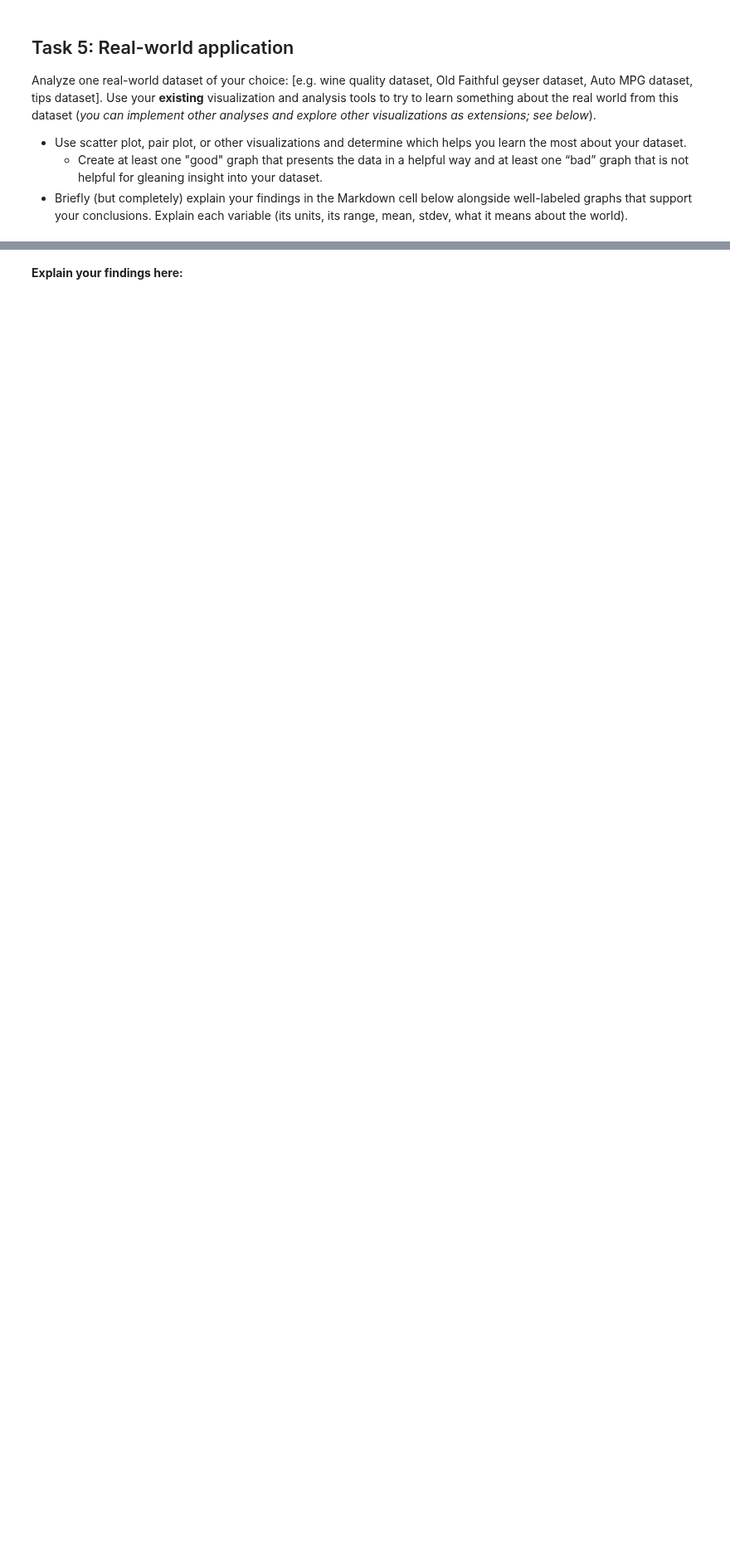
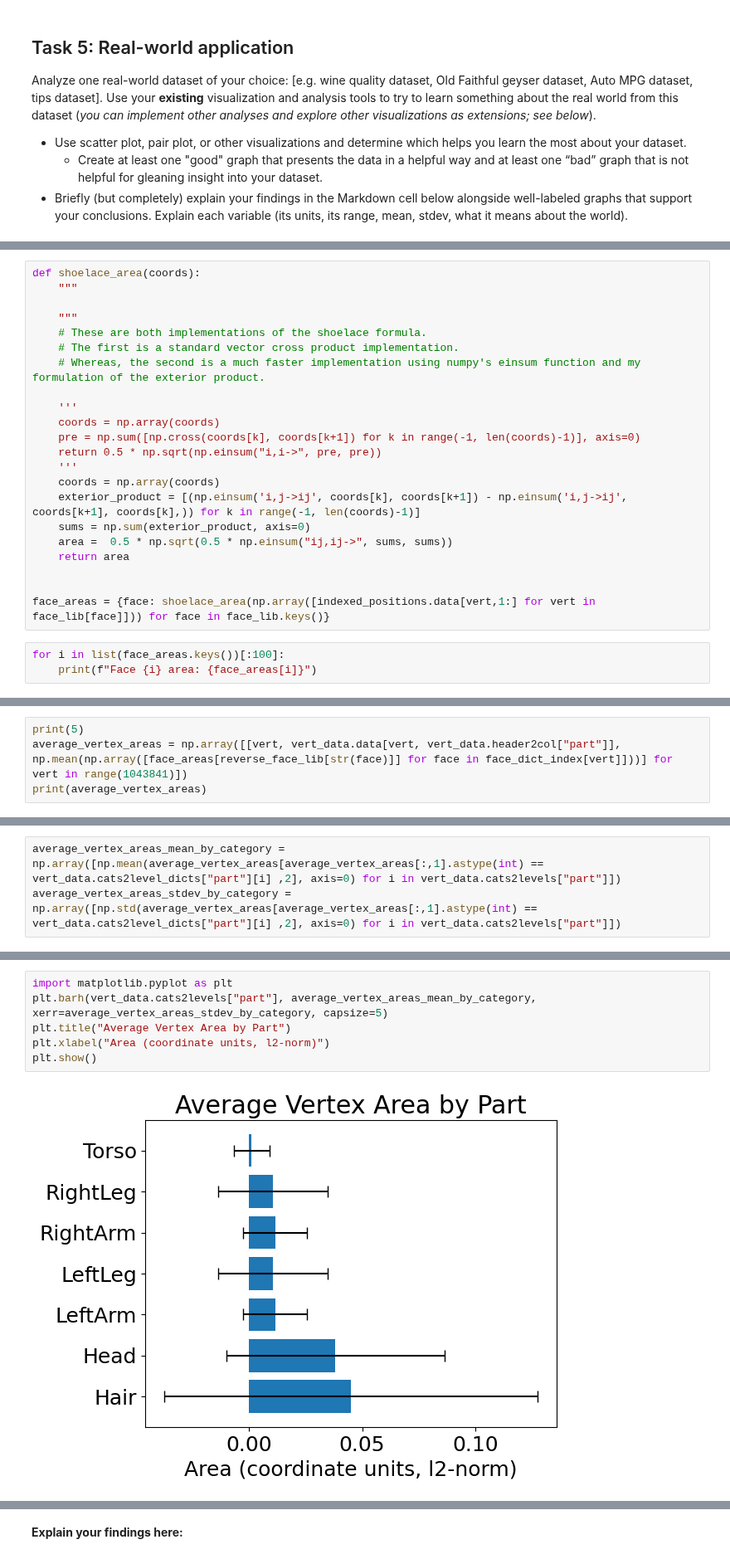
Before and after one commit to schiffinor/dataVisualization, a Jupyter notebook: Project1/analysis.ipynb, the cells around one changed output, grey strips where cells are left out. Shown at 83% size. Drawn from its saved outputs; the diff is of its cells as text; blank space fills up the shorter version.

Commit message:
Full Implementation and moderate rework of many features

```diff
--- a/Project1/analysis.ipynb
+++ b/Project1/analysis.ipynb
@@ -614,0 +541,25 @@ Data processing complete!
+# %%
+def shoelace_area(coords):
+    """
+
+    """
+    # These are both implementations of the shoelace formula.
+    # The first is a standard vector cross product implementation.
+    # Whereas, the second is a much faster implementation using numpy's einsum function and my formulation of the exterior product.
+
+    '''
+    coords = np.array(coords)
+    pre = np.sum([np.cross(coords[k], coords[k+1]) for k in range(-1, len(coords)-1)], axis=0)
+    return 0.5 * np.sqrt(np.einsum("i,i->", pre, pre))
+    '''
+    coords = np.array(coords)
+    exterior_product = [(np.einsum('i,j->ij', coords[k], coords[k+1]) - np.einsum('i,j->ij', coords[k+1], coords[k],)) for k in range(-1, len(coords)-1)]
+    sums = np.sum(exterior_product, axis=0)
+    area =  0.5 * np.sqrt(0.5 * np.einsum("ij,ij->", sums, sums))
+    return area
+
+
+face_areas = {face: shoelace_area(np.array([indexed_positions.data[vert,1:] for vert in face_lib[face]])) for face in face_lib.keys()}
+# %%
+for i in list(face_areas.keys())[:100]:
+    print(f"Face {i} area: {face_areas[i]}")
@@ -614,0 +584,4 @@ Data processing complete!
+# %%
+print(5)
+average_vertex_areas = np.array([[vert, vert_data.data[vert, vert_data.header2col["part"]], np.mean(np.array([face_areas[reverse_face_lib[str(face)]] for face in face_dict_index[vert]]))] for vert in range(1043841)])
+print(average_vertex_areas)
@@ -614,0 +597,3 @@ Data processing complete!
+# %%
+average_vertex_areas_mean_by_category = np.array([np.mean(average_vertex_areas[average_vertex_areas[:,1].astype(int) == vert_data.cats2level_dicts["part"][i] ,2], axis=0) for i in vert_data.cats2levels["part"]])
+average_vertex_areas_stdev_by_category = np.array([np.std(average_vertex_areas[average_vertex_areas[:,1].astype(int) == vert_data.cats2level_dicts["part"][i] ,2], axis=0) for i in vert_data.cats2levels["part"]])
@@ -614,0 +620,8 @@ Data processing complete!
+# %%
+import matplotlib.pyplot as plt
+plt.barh(vert_data.cats2levels["part"], average_vertex_areas_mean_by_category, xerr=average_vertex_areas_stdev_by_category, capsize=5)
+plt.title("Average Vertex Area by Part")
+plt.xlabel("Area (coordinate units, l2-norm)")
+plt.show()
+# %% [output]
+[figure, added]
```
Also changed, not shown: parts of 39 cells of this notebook, 4 other files.
